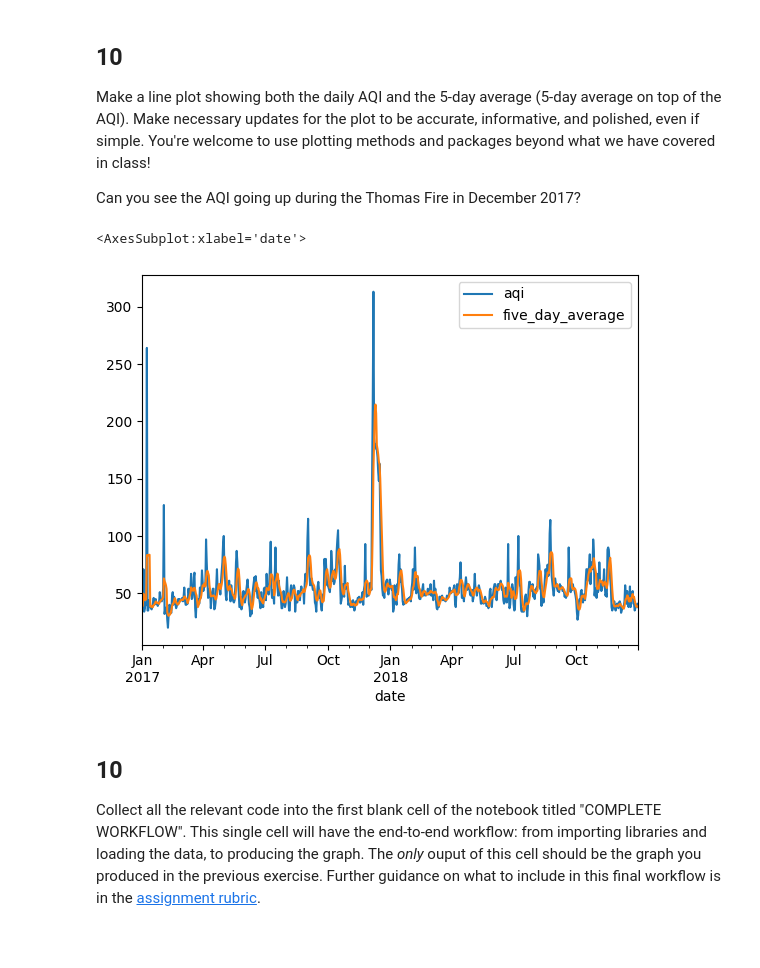
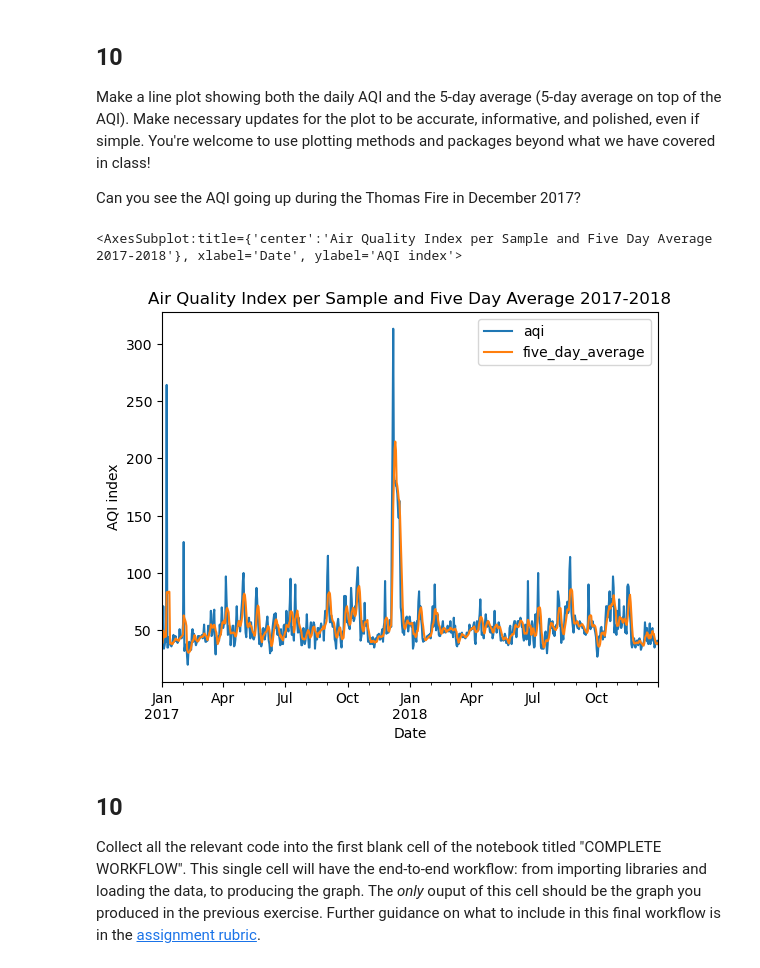
Before and after one commit to emmabeamitchell/eds220-hwk2, a Jupyter notebook: hwk2-task3-aqi.ipynb, the cells around one changed output. Cells and saved outputs as stored; diff of their text form; code cells hidden in the pictures; blank space fills up the shorter version.

```diff
--- a/hwk2-task3-aqi.ipynb
+++ b/hwk2-task3-aqi.ipynb
@@ -308,13 +321,17 @@ aqi_sb['five_day_average'] = aqi_sb['aqi'].rolling(window = '5D').mean()
 Make a line plot showing both the daily AQI and the 5-day average (5-day average on top of the AQI). Make necessary updates for the plot to be accurate, informative, and polished, even if simple. You're welcome to use plotting methods and packages beyond what we have covered in class!
 
 Can you see the AQI going up during the Thomas Fire in December 2017?
-# %%
-aqi_sb[['aqi', 'five_day_average']].plot()
-
-# the aqi goes up considerably during the Thomas FireS
-# %% [output]
-<AxesSubplot:xlabel='date'>
-[figure, removed]
+# %%
+# Plot `AQI` and `five_day_average`
+aqi_sb[['aqi', 'five_day_average']].plot(kind = "line",
+                                            title = "Air Quality Index per Sample and Five Day Average 2017-2018",
+                                             ylabel = "AQI index",
+                                             xlabel = "Date")
+
+# the aqi goes up considerably during the Thomas Fires
+# %% [output]
+<AxesSubplot:title={'center':'Air Quality Index per Sample and Five Day Average 2017-2018'}, xlabel='Date', ylabel='AQI index'>
+[figure, added]
 # %% [markdown]
 ## 10
 
```
Also changed, not shown: parts of 13 cells of this notebook.
